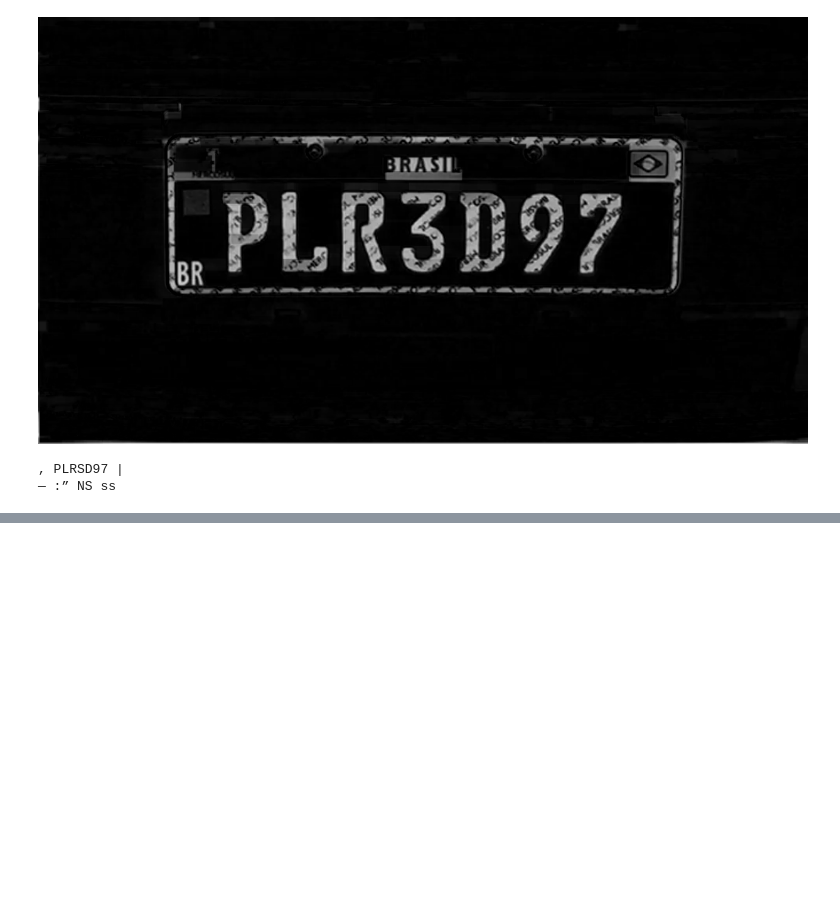
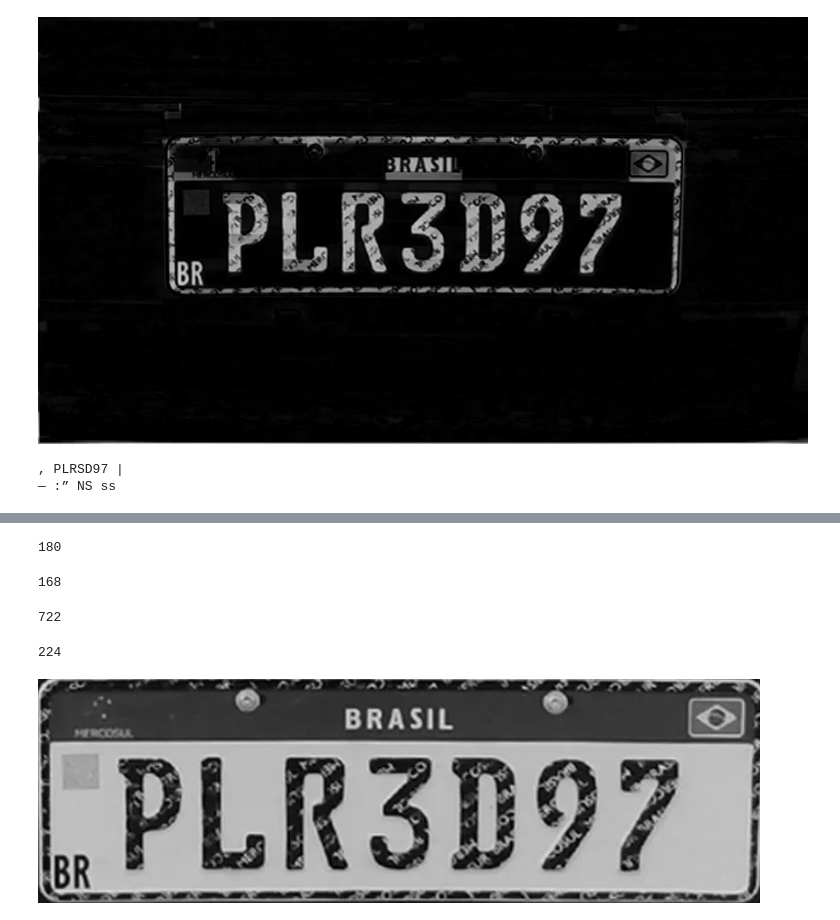
Before and after one commit to lucasugarcia/computer-vision-python-studies-i-alura, a Jupyter notebook: Visão_computacional_detecção_de_texto_em_placas_de_carro.ipynb, the cells around one changed output, grey strips where cells are left out. Saved outputs shown, nothing was run; the diff lists cells and outputs as text; code cells hidden in the pictures; blank space fills up the shorter version.

```diff
--- a/Visão_computacional_detecção_de_texto_em_placas_de_carro.ipynb
+++ b/Visão_computacional_detecção_de_texto_em_placas_de_carro.ipynb
@@ -275,0 +285,3 @@ print(texto)
+# %%
+contornos, hierarquia = cv2.findContours(bordas, cv2.RETR_TREE, cv2.CHAIN_APPROX_SIMPLE)
+contornos
@@ -275,0 +308,8 @@ print(texto)
+# %%
+for contorno in contornos:
+  epsilon = 0.02 * cv2.arcLength(contorno, True)
+  aproximacao = cv2.approxPolyDP(contorno, epsilon, True)
+
+  if cv2.isContourConvex(aproximacao) and len(aproximacao) == 4: # 4 lados
+    localizacao = aproximacao
+    break
@@ -275,0 +326,23 @@ print(texto)
+# %%
+x, y, w, h = cv2.boundingRect(localizacao)
+# %%
+x
+# %% [output]
+180
+# %%
+y
+# %% [output]
+168
+# %%
+w
+# %% [output]
+722
+# %%
+h
+# %% [output]
+224
+# %%
+placa = imagem[y:y+h,x:x+w]
+cv2_imshow(placa)
+# %% [output]
+[figure, added]
```
Also changed, not shown: parts of 23 cells of this notebook.
